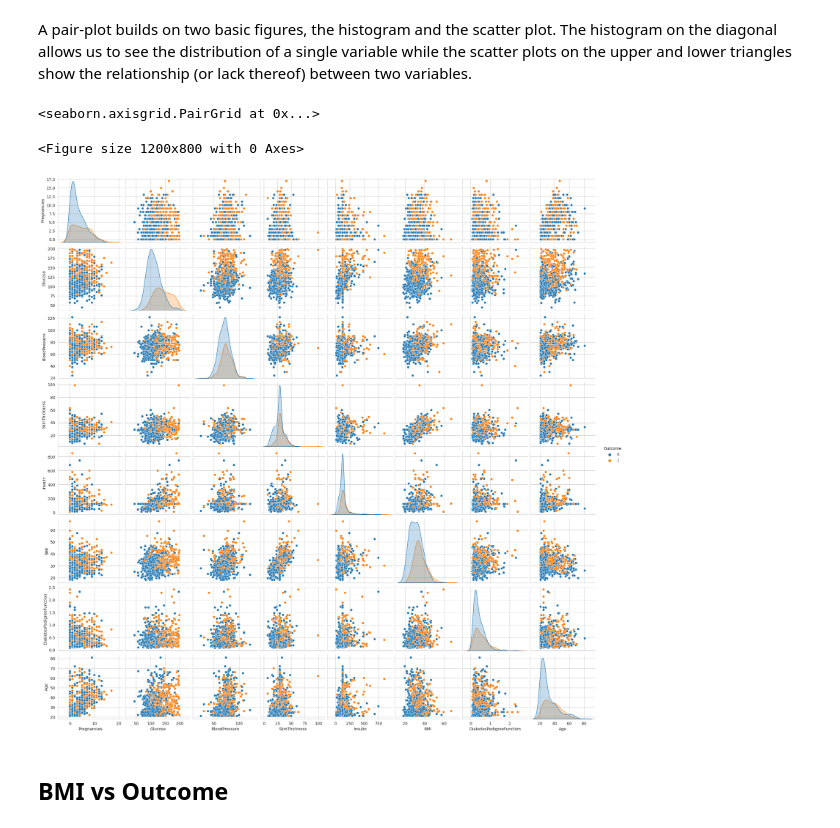
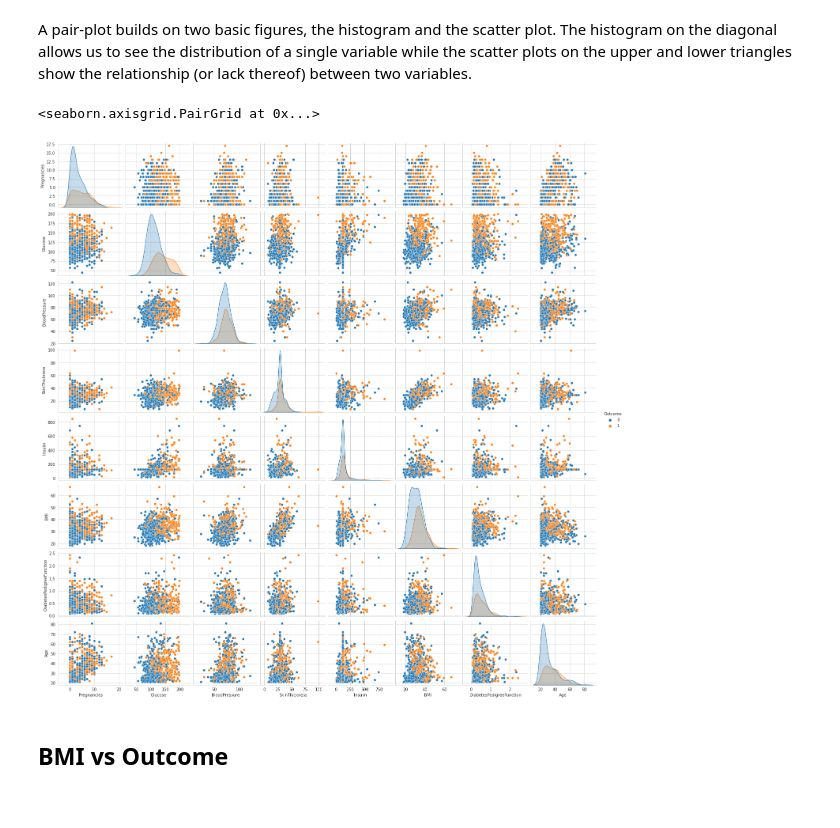
Before and after one commit to Kalyan9177/FMML-lab-1-kalyan, a Jupyter notebook: Project_FMML_CLF1_2022.ipynb, the cells around one changed output. Cells and saved outputs as stored; diff of their text form; code cells hidden in the pictures.

```diff
--- a/Project_FMML_CLF1_2022.ipynb
+++ b/Project_FMML_CLF1_2022.ipynb
@@ -165,13 +183,10 @@ The above graph shows that the dataset is biased towards non-diabetic people. Th
 A pair-plot builds on two basic figures, the histogram and the scatter plot. The histogram on the diagonal allows us to see the distribution of a single variable while the scatter plots on the upper and lower triangles show the relationship (or lack thereof) between two variables.
 # %%
 ## TASK-2: Display a pairplot using Seaborn for the diabetes dataset, with the 'outcome' as the hue.
+sns.pairplot(diabetes_data,hue='Outcome')
+# %% [output]
+<seaborn.axisgrid.PairGrid at 0x...>
+[figure, added]
-# %%
-plt.figure(figsize=(12,8))
-sns.pairplot(data=diabetes_data, hue='Outcome')
-# %% [output]
-<seaborn.axisgrid.PairGrid at 0x...>
-<Figure size 1200x800 with 0 Axes>
-[figure, removed]
 # %% [markdown]
 ## BMI vs Outcome
 # %%
```
Also changed, not shown: parts of 22 cells of this notebook.
